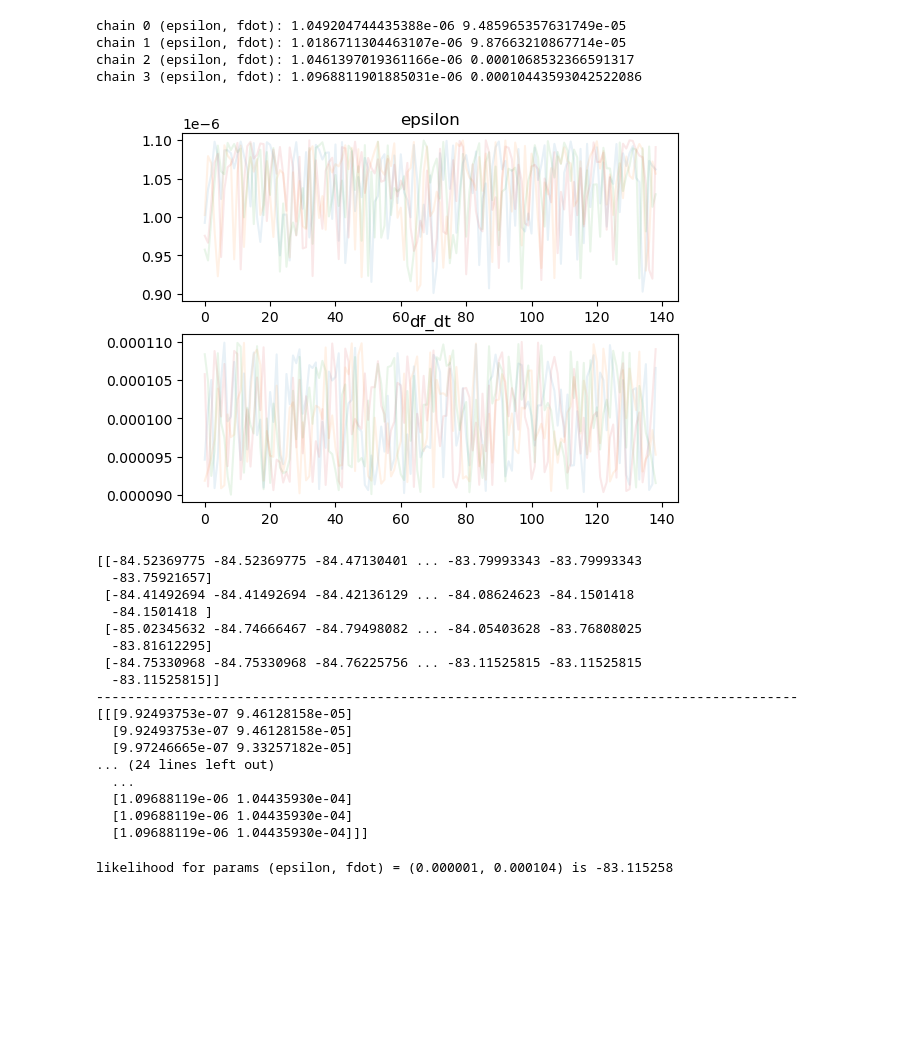
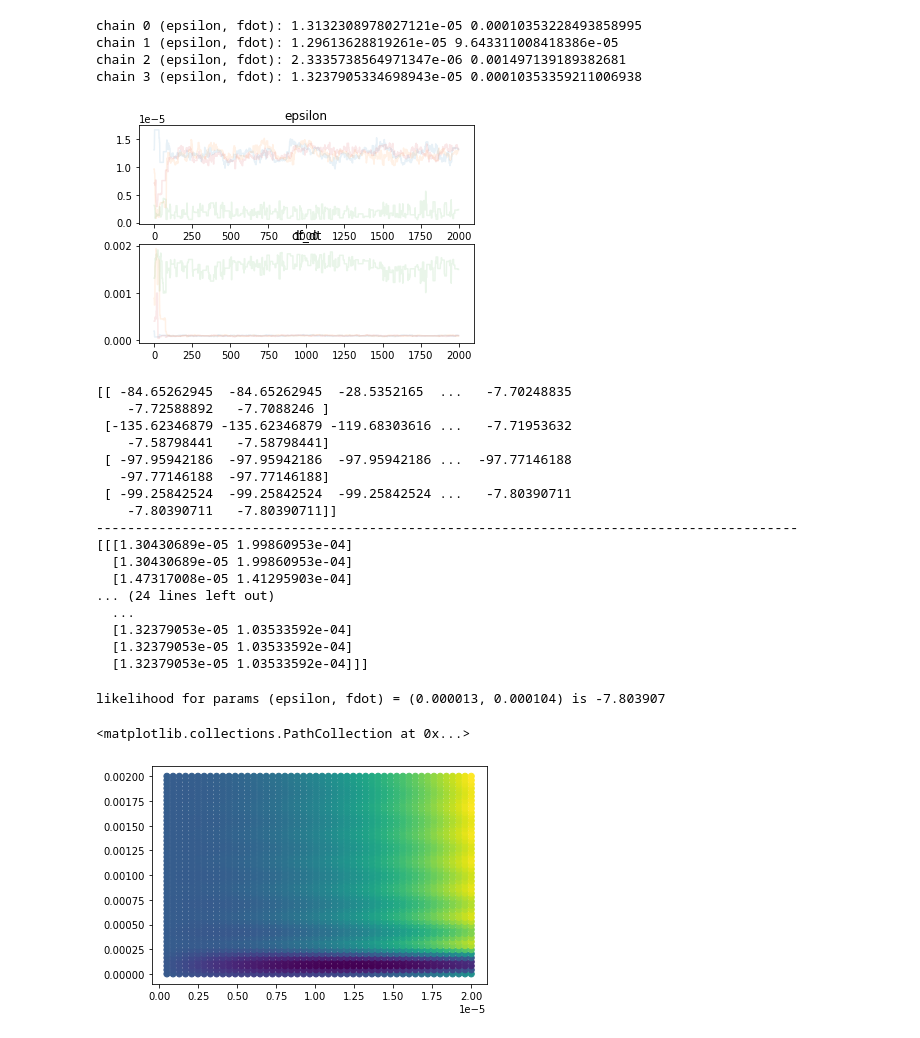
Before and after one commit to kyleyhw/CITA_mini_project, a Jupyter notebook: mini-project.ipynb, the cells around one changed output. Cells and saved outputs as stored; diff of their text form; code cells hidden in the pictures; blank space fills up the shorter version.

```diff
--- a/mini-project.ipynb
+++ b/mini-project.ipynb
@@ -14,10 +14,17 @@ data = Data(filepath + filename)
 # %%
 ndim = 2
 nwalkers = 4
-steps = 10000
+steps = 2000
 # (epsilon, fdot): true value for epsilon is 1e-6, true value for fdot is 1e-4
-prior_lower_bounds = (0.9e-6, 0.9e-4)
-prior_upper_bounds = (1.1e-6, 1.1e-4)
+
+epsilon_lower_bound = 0.5e-6
+epsilon_upper_bound = 20e-6
+
+df_dt_lower_bound = 0.5e-6
+df_dt_upper_bound = 20e-4
+
+prior_lower_bounds = (epsilon_lower_bound, df_dt_lower_bound)
+prior_upper_bounds = (epsilon_upper_bound, df_dt_upper_bound)
 
 # prior_lower_bounds = (0, 0)
 # prior_upper_bounds = (1e-4, 1e-3)
@@ -88,23 +106,25 @@ plt.show()
 # %%
 samples = np.swapaxes(samples, 0, 1)
 
 fig, (ax1, ax2) = plt.subplots(nrows=2, ncols=1) # trace plots for each parameter
 
 for i, chain in enumerate(samples):
-    ax1.plot(chain.T[0][::autocorrelation_time], alpha=0.1)
-    ax2.plot(chain.T[1][::autocorrelation_time], alpha=0.1)
+#     ax1.plot(chain.T[0][::autocorrelation_time], alpha=0.1)
+#     ax2.plot(chain.T[1][::autocorrelation_time], alpha=0.1)
+    ax1.plot(chain.T[0], alpha=0.1)
+    ax2.plot(chain.T[1], alpha=0.1)
 
     print('chain %i (epsilon, fdot):' %i, chain.T[0, -1], chain.T[1, -1])
 
 ax1.set_title('epsilon')
 ax2.set_title('df_dt')
 plt.show()
 # %% [output]
-chain 0 (epsilon, fdot): 1.049204744435388e-06 9.485965357631749e-05
-chain 1 (epsilon, fdot): 1.0186711304463107e-06 9.87663210867714e-05
-chain 2 (epsilon, fdot): 1.0461397019361166e-06 0.0001068532366591317
-chain 3 (epsilon, fdot): 1.0968811901885031e-06 0.00010443593042522086
+chain 0 (epsilon, fdot): 1.3132308978027121e-05 0.00010353228493858995
+chain 1 (epsilon, fdot): 1.29613628819261e-05 9.643311008418386e-05
+chain 2 (epsilon, fdot): 2.3335738564971347e-06 0.001497139189382681
+chain 3 (epsilon, fdot): 1.3237905334698943e-05 0.00010353359211006938
-[figure, old version]
+[figure, new version]
 # %%
 blobs = sampler.get_blobs()
 log_likelihoods = np.swapaxes(blobs['log_like'], 0, 1)
@@ -112,23 +132,23 @@ print(log_likelihoods)
 print('------------------------------------------------------------------------------------------')
 print(samples)
 # %% [output]
-[[-84.52369775 -84.52369775 -84.47130401 ... -83.79993343 -83.79993343
-  -83.75921657]
- [-84.41492694 -84.41492694 -84.42136129 ... -84.08624623 -84.1501418
-  -84.1501418 ]
- [-85.02345632 -84.74666467 -84.79498082 ... -84.05403628 -83.76808025
-  -83.81612295]
- [-84.75330968 -84.75330968 -84.76225756 ... -83.11525815 -83.11525815
-  -83.11525815]]
+[[ -84.65262945  -84.65262945  -28.5352165  ...   -7.70248835
+    -7.72588892   -7.7088246 ]
+ [-135.62346879 -135.62346879 -119.68303616 ...   -7.71953632
+    -7.58798441   -7.58798441]
+ [ -97.95942186  -97.95942186  -97.95942186 ...  -97.77146188
+   -97.77146188  -97.77146188]
+ [ -99.25842524  -99.25842524  -99.25842524 ...   -7.80390711
+    -7.80390711   -7.80390711]]
 ------------------------------------------------------------------------------------------
-[[[9.92493753e-07 9.46128158e-05]
-  [9.92493753e-07 9.46128158e-05]
-  [9.97246665e-07 9.33257182e-05]
+[[[1.30430689e-05 1.99860953e-04]
+  [1.30430689e-05 1.99860953e-04]
+  [1.47317008e-05 1.41295903e-04]
 ... (24 lines left out)
   ...
-  [1.09688119e-06 1.04435930e-04]
-  [1.09688119e-06 1.04435930e-04]
-  [1.09688119e-06 1.04435930e-04]]]
+  [1.32379053e-05 1.03533592e-04]
+  [1.32379053e-05 1.03533592e-04]
+  [1.32379053e-05 1.03533592e-04]]]
 # %%
 check_chain = samples[-1]
 check_epsilon = chain.T[0, -1]
@@ -140,4 +160,4 @@ likelihood = Likelihood()
 check_likelihood = np.log(likelihood(check_model, data.signal))
 print('likelihood for params (epsilon, fdot) = (%f, %f) is %f' %(check_epsilon, check_df_dt, check_likelihood))
 # %% [output]
-likelihood for params (epsilon, fdot) = (0.000001, 0.000104) is -83.115258
+likelihood for params (epsilon, fdot) = (0.000013, 0.000104) is -7.803907
@@ -143,0 +197,10 @@ likelihood for params (epsilon, fdot) = (0.000001, 0.000104) is -83.115258
+# %%
+epsilon_plot = [coord[0] for coord in coords]
+df_dt_plot = [coord[1] for coord in coords]
+
+normalized_likelihood_values = likelihood_values / np.max(likelihood_values)
+
+plt.scatter(epsilon_plot, df_dt_plot, c = normalized_likelihood_values)
+# %% [output]
+<matplotlib.collections.PathCollection at 0x...>
+[figure, added]
```
Also changed, not shown: parts of 6 cells of this notebook, 1 other file.
